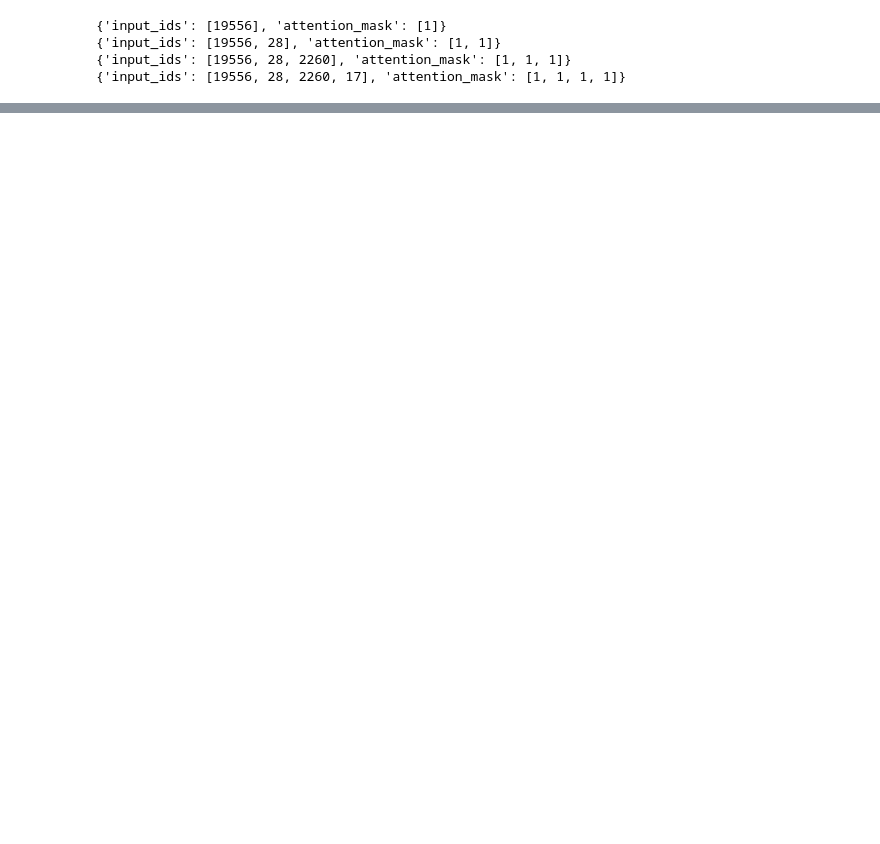
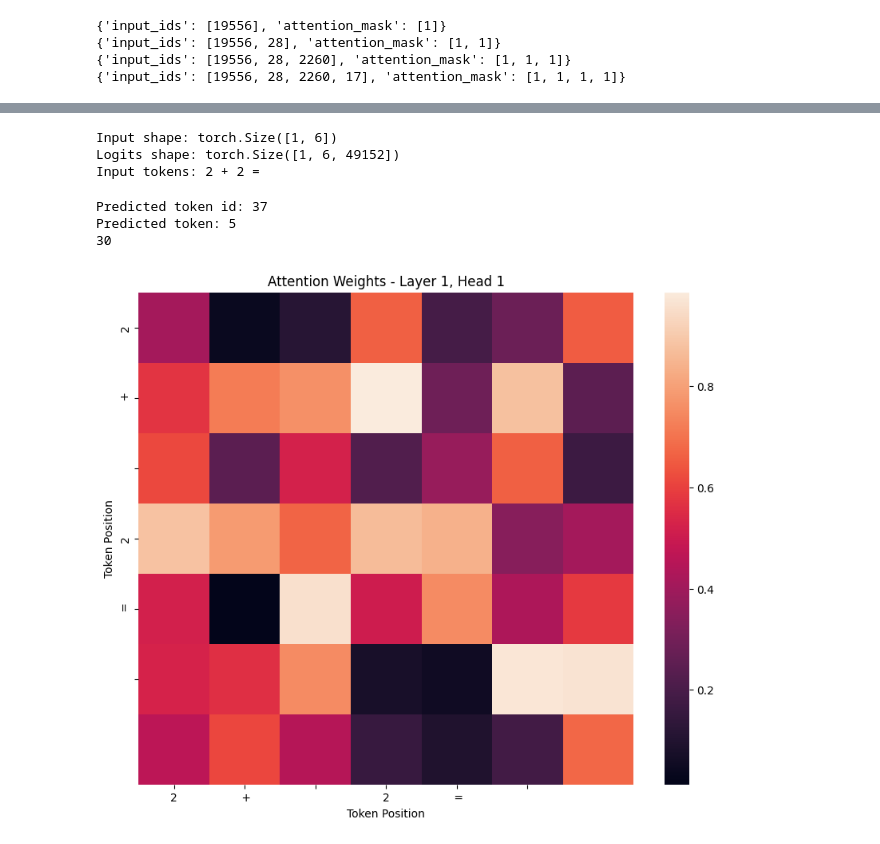
Before and after one commit to chris-hoertnagl/AI-Dojo, a Jupyter notebook: LLM/language_model_basics/nlp.ipynb, the cells around one changed output, grey strips where cells are left out. Drawn from its saved outputs; the diff is of its cells as text; code cells hidden in the pictures; blank space fills up the shorter version.

```diff
--- a/LLM/language_model_basics/nlp.ipynb
+++ b/LLM/language_model_basics/nlp.ipynb
@@ -74,0 +297,12 @@ print(tokenizer("Hello, World!"))
+# %%
+with no_grad():
+    output = model(input_ids)
+# Print the shapes of the inputs and outputs
+print("Input shape:", input_ids.shape)
+print("Logits shape:", output.logits.shape)
+# Optionally, decode to see the input tokens
+print("Input tokens:", tokenizer.decode(input_ids[0]))
+# %% [output]
+Input shape: torch.Size([1, 6])
+Logits shape: torch.Size([1, 6, 49152])
+Input tokens: 2 + 2 =
@@ -74,0 +325,66 @@ print(tokenizer("Hello, World!"))
+# %%
+# Modify the attention layer to capture attention weights
+class AttentionWeightsHook:
+    def __init__(self):
+        self.attention_weights = []
+
+    def __call__(self, module, input, output):
+        # print(output[0].shape)
+        self.attention_weights.append(output[0])
+
+# Create hook and attach it to the attention layers
+hook = AttentionWeightsHook()
+hooks = []
+
+for layer in model.model.layers:
+    hook_handle = layer.self_attn.register_forward_hook(hook)
+    hooks.append(hook_handle)
+
+# Forward pass
+with no_grad():
+    output = model(input_ids)
+    decode_output(output)
+
+# Remove hooks after the forward pass
+for handle in hooks:
+    handle.remove()
+
+print(len(hook.attention_weights))
+# %% [output]
+Predicted token id: 37
+Predicted token: 5
+30
+# %%
+import matplotlib.pyplot as plt
+import seaborn as sns
+import torch
+
+def plot_attention_weights(attention_weights, input_ids, layer_idx, head_idx):
+    """
+    Plot the attention weights of a specific layer and head.
+
+    Parameters:
+    - attention_weights: List of attention weights from the hook.
+    - layer_idx: Index of the layer to visualize.
+    - head_idx: Index of the attention head to visualize.
+    """
+    # Extract the weights for the specific layer and head
+    # Assuming attention_weights is of shape [batch_size, num_heads, seq_len, seq_len]
+    weights = attention_weights[layer_idx][0, head_idx]  # Select batch index 0
+
+    tokens = [tokenizer.decode(_id) for _id in input_ids.squeeze()]
+
+    plt.figure(figsize=(10, 8))
+    sns.heatmap(weights.numpy(), xticklabels=tokens, yticklabels=tokens)
+    plt.title(f'Attention Weights - Layer {layer_idx + 1}, Head {head_idx + 1}')
+    plt.xlabel('Token Position')
+    plt.ylabel('Token Position')
+    plt.show()
+
+# Example usage
+layer_idx = 0  # Index of the layer
+head_idx = 0   # Index of the head
+attention_weights = [torch.rand(1, 8, 7, 7)]  # Replace with actual weights
+plot_attention_weights(attention_weights, input_ids, layer_idx, head_idx)
+# %% [output]
+[figure, added]
```
Also changed, not shown: parts of 30 cells of this notebook.
